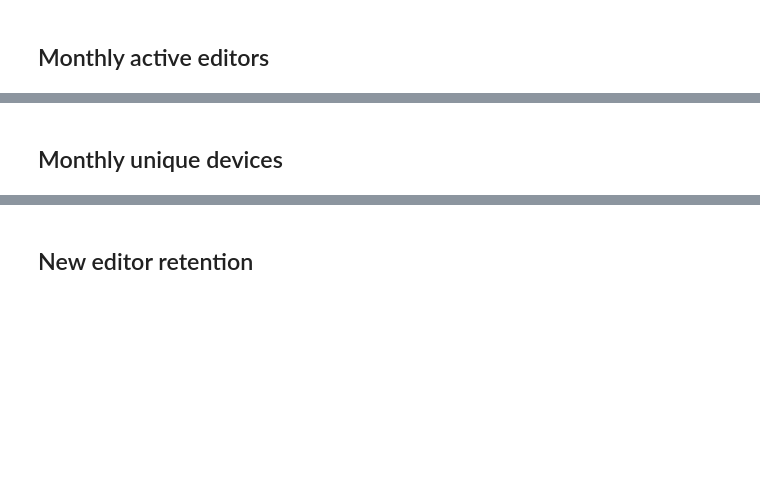
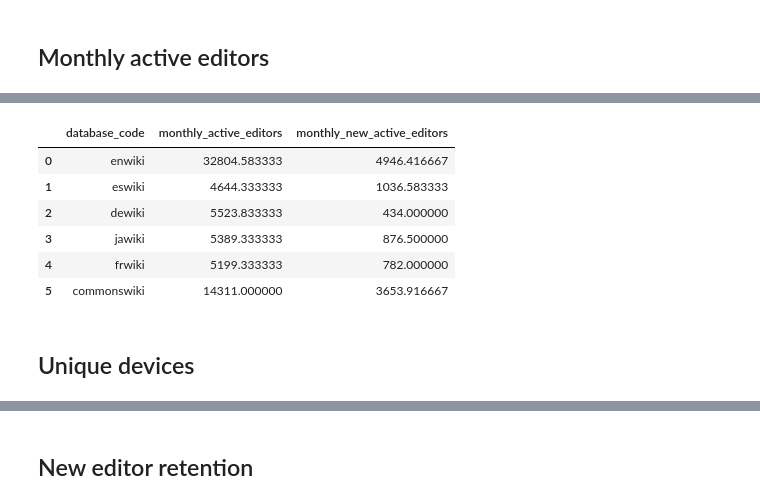
Before and after one commit to wikimedia-research/wiki-comparison, a Jupyter notebook: data-collection/data-collection.ipynb, the cells around one changed output, grey strips where cells are left out. Cells and saved outputs as stored; diff of their text form; code cells hidden in the pictures; blank space fills up the shorter version.

```diff
--- a/data-collection/data-collection.ipynb
+++ b/data-collection/data-collection.ipynb
@@ -35,22 +49,22 @@ query_vars = dict(
 # List of wikis
 # %%
 # Gather all content wikis
-wikis = wmf.hive.run("""
+wikis = wmf.spark.run("""
 SELECT
   database_code,
   database_group AS project_code,
   language_code,
-  CONCAT("https://", domain_name) AS domain_name,
+  domain_name,
   language_name,
   english_name as wiki_name
 FROM canonical_data.wikis
 WHERE
-  database_group in (
+  database_group IN (
     "commons", "incubator", "foundation", "mediawiki", "meta", "sources",
     "species","wikibooks", "wikidata", "wikinews", "wikipedia", "wikiquote",
     "wikisource", "wikiversity", "wikivoyage", "wiktionary"
-  ) AND
-  status = "open" AND
-  visibility = "public" AND
-  editability = "public"
-""")
+  )
+  AND status = "open"
+  AND visibility = "public"
+  AND editability = "public"
+""", session_type="yarn-large")
@@ -63,8 +98,11 @@ def merge_in(df, on="database_code"):
     global wikis
     wikis = pd.merge(wikis, df, how="left", on=on).fillna(0)
 
-def top_10(df, col):
-    return df.sort_values(col, ascending=False).head(10)
+wikis_to_check = (
+    pd.DataFrame({"database_code": WIKIS_TO_CHECK})
+    .merge(wikis, how="left", on="database_code")
+)
 
-def rename_df(df):
-    return df.rename({"wiki": "database_code", "domain": "domain_name"}, axis=1)
+def check(df, index_col="database_code"):
+    indexes = wikis_to_check[index_col].to_frame()
+    return indexes.merge(df, how="left", on=index_col)
@@ -73,24 +109,23 @@ wikis.info()
 # %% [markdown]
 ## Monthly active editors
 # %%
-mae = wmf.hive.run("""
+mae = wmf.spark.run("""
 SELECT
     wiki AS database_code,
     COUNT(*) / 12 AS monthly_active_editors,
     SUM(
         CAST(TRUNC(user_registration, 'MM') = TRUNC(month, 'MM') AS INT)
-        )/ 12 AS monthly_new_active_editors
-FROM cchen.editor_month
+    )/ 12 AS monthly_new_active_editors
+FROM neilpquinn.editor_month
 WHERE
     content_edits >= 5
     AND month >= "{start}"
     AND month < "{end}"
     AND user_id != 0
-    --AND user_id IS NOT NULL
     AND bot_by_group = FALSE
     AND (
-        user_name not regexp "bot\\b" or
-        user_name in ("Paucabot", "Niabot", "Marbot")
+        user_name NOT REGEXP "bot\\b"
+        OR user_name IN ("Paucabot", "Niabot", "Marbot")
     )
 GROUP BY wiki
 """.format(**query_vars))
@@ -99,4 +135,14 @@ mae
+# %%
+check(mae)
+# %% [output]
+|  | database_code | monthly_active_editors | monthly_new_active_editors |
+| 0 | enwiki | 32804.583333 | 4946.416667 |
+| 1 | eswiki | 4644.333333 | 1036.583333 |
+| 2 | dewiki | 5523.833333 | 434.000000 |
+| 3 | jawiki | 5389.333333 | 876.500000 |
+| 4 | frwiki | 5199.333333 | 782.000000 |
+| 5 | commonswiki | 14311.000000 | 3653.916667 |
 # %%
 merge_in(mae)
 # %% [markdown]
-## Monthly unique devices
+## Unique devices
```
Also changed, not shown: parts of 97 cells of this notebook, 2 other files.
